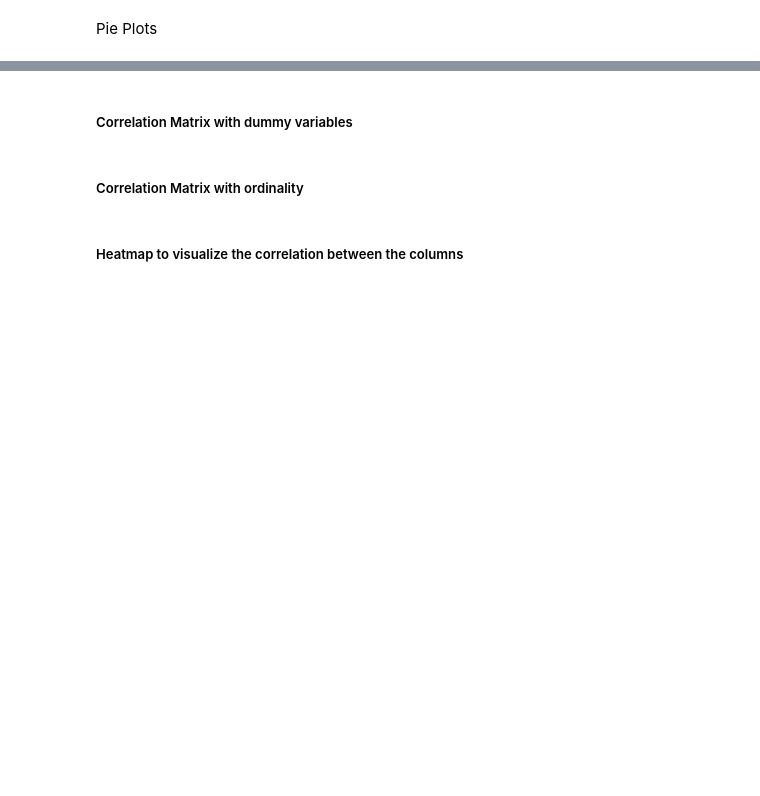
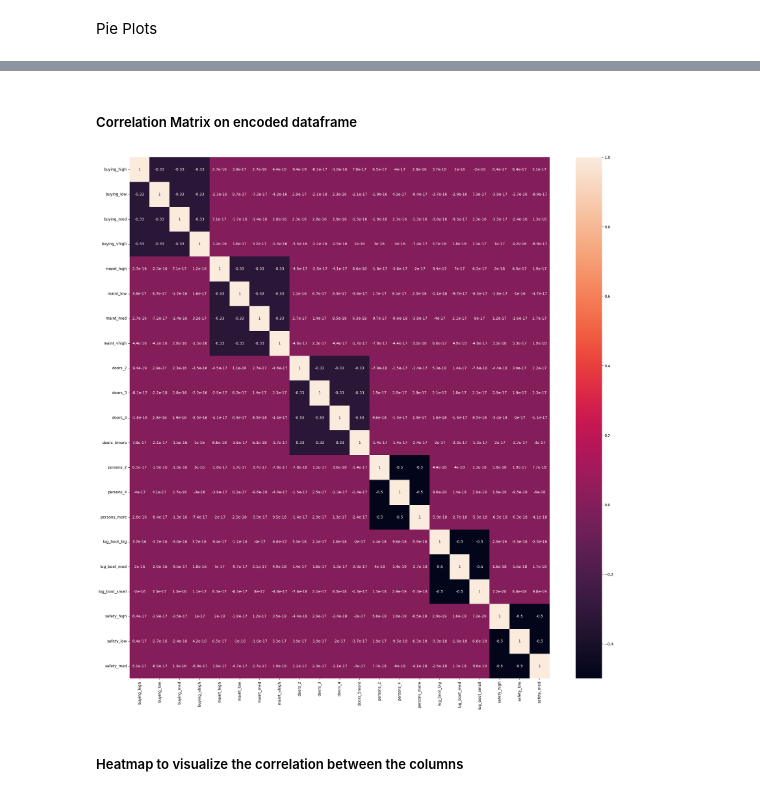
Before and after one commit to amirabaraya/Topics-in-Intelligent-Systems, a Jupyter notebook: car_evaluation.ipynb, the cells around one changed output, grey strips where cells are left out. Drawn from its saved outputs; the diff is of its cells as text; code cells hidden in the pictures; blank space fills up the shorter version.

```diff
--- a/car_evaluation.ipynb
+++ b/car_evaluation.ipynb
@@ -217,0 +165,5 @@ print(df_alternate.head())
+# %%
+enc = OneHotEncoder()
+enc_data = enc.fit_transform(car_df[['buying', 'maint', 'doors', 'persons', 'lug_boot', 'safety']])
+enc_df = pd.DataFrame(enc_data.toarray(), columns=enc.get_feature_names_out(car_df.columns[:-1]))
+enc_df.head()
@@ -218,2 +178,2 @@ print(df_alternate.head())
 # %% [markdown]
-##### Correlation Matrix with dummy variables
+##### Correlation Matrix on encoded dataframe
@@ -223,2 +179,0 @@ correlation_matrix
-# %% [markdown]
-##### Correlation Matrix with ordinality
@@ -230,2 +180,9 @@ sns.heatmap(correlation_matrix_alternate, annot=True, cmap='Blues', linewidths=2
+# %%
+correlation_matrix = enc_df.corr()
+plt.figure(figsize=(25, 25))
+sns.heatmap(correlation_matrix, annot=True)
+plt.show()
+# %% [output]
+[figure, added]
 # %% [markdown]
 ##### Heatmap to visualize the correlation between the columns
```
Also changed, not shown: parts of 36 cells of this notebook.
